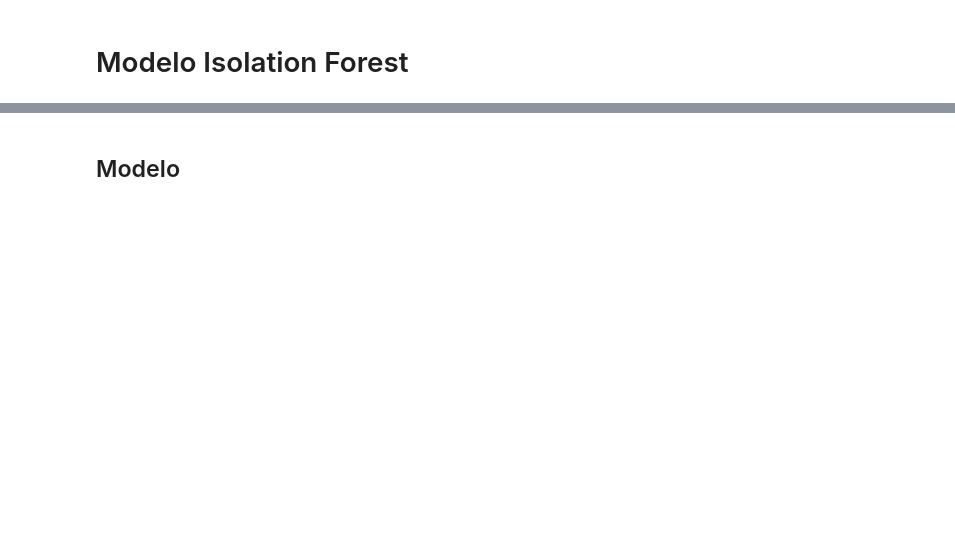
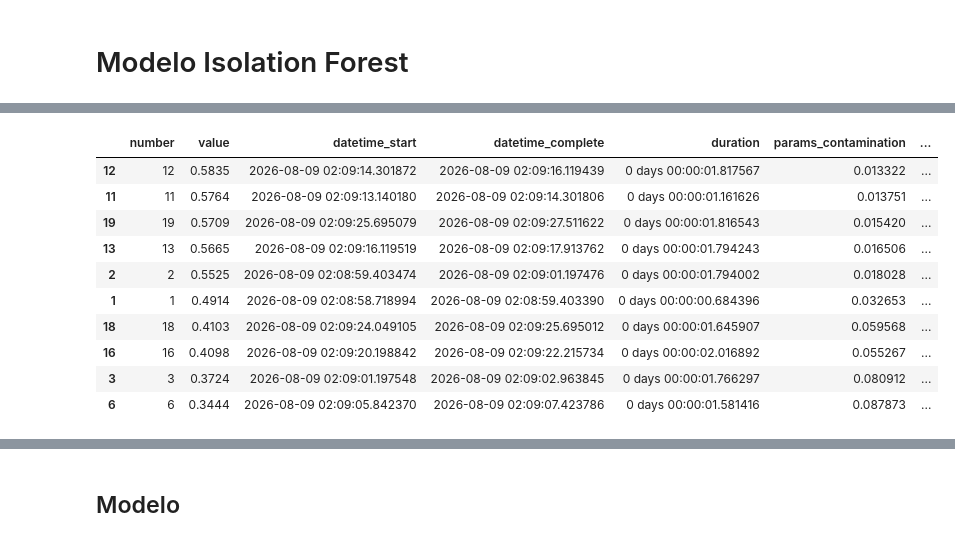
Before and after one commit to miguelblanco123/proyecto_final_aa, a Jupyter notebook: notebooks/notebook.ipynb, the cells around one changed output, grey strips where cells are left out. Saved outputs shown, nothing was run; the diff lists cells and outputs as text; code cells hidden in the pictures; blank space fills up the shorter version.

```diff
--- a/notebooks/notebook.ipynb
+++ b/notebooks/notebook.ipynb
@@ -841,0 +941,19 @@ plt.show()
+# %%
+resultados = study_isof.trials_dataframe()
+resultados.sort_values(by="value", ascending=False, inplace=True)
+resultados.drop_duplicates(subset=["value",*[col for col in resultados.columns if col.startswith('params')]], inplace=True)
+resultados["value_increase"] = resultados["value"] - resultados["value"].shift(-1)
+resultados[["value","value_increase"]] = resultados[["value","value_increase"]].round(4)
+resultados.head(10)
+# %% [output]
+|  | number | value | datetime_start | datetime_complete | duration | params_contamination | ... |
+| 12 | 12 | 0.5835 | 2026-08-09 02:09:14.301872 | 2026-08-09 02:09:16.119439 | 0 days 00:00:01.817567 | 0.013322 | ... |
+| 11 | 11 | 0.5764 | 2026-08-09 02:09:13.140180 | 2026-08-09 02:09:14.301806 | 0 days 00:00:01.161626 | 0.013751 | ... |
+| 19 | 19 | 0.5709 | 2026-08-09 02:09:25.695079 | 2026-08-09 02:09:27.511622 | 0 days 00:00:01.816543 | 0.015420 | ... |
+| 13 | 13 | 0.5665 | 2026-08-09 02:09:16.119519 | 2026-08-09 02:09:17.913762 | 0 days 00:00:01.794243 | 0.016506 | ... |
+| 2 | 2 | 0.5525 | 2026-08-09 02:08:59.403474 | 2026-08-09 02:09:01.197476 | 0 days 00:00:01.794002 | 0.018028 | ... |
+| 1 | 1 | 0.4914 | 2026-08-09 02:08:58.718994 | 2026-08-09 02:08:59.403390 | 0 days 00:00:00.684396 | 0.032653 | ... |
+| 18 | 18 | 0.4103 | 2026-08-09 02:09:24.049105 | 2026-08-09 02:09:25.695012 | 0 days 00:00:01.645907 | 0.059568 | ... |
+| 16 | 16 | 0.4098 | 2026-08-09 02:09:20.198842 | 2026-08-09 02:09:22.215734 | 0 days 00:00:02.016892 | 0.055267 | ... |
+| 3 | 3 | 0.3724 | 2026-08-09 02:09:01.197548 | 2026-08-09 02:09:02.963845 | 0 days 00:00:01.766297 | 0.080912 | ... |
+| 6 | 6 | 0.3444 | 2026-08-09 02:09:05.842370 | 2026-08-09 02:09:07.423786 | 0 days 00:00:01.581416 | 0.087873 | ... |
```
Also changed, not shown: parts of 17 cells of this notebook, 15 other files.
